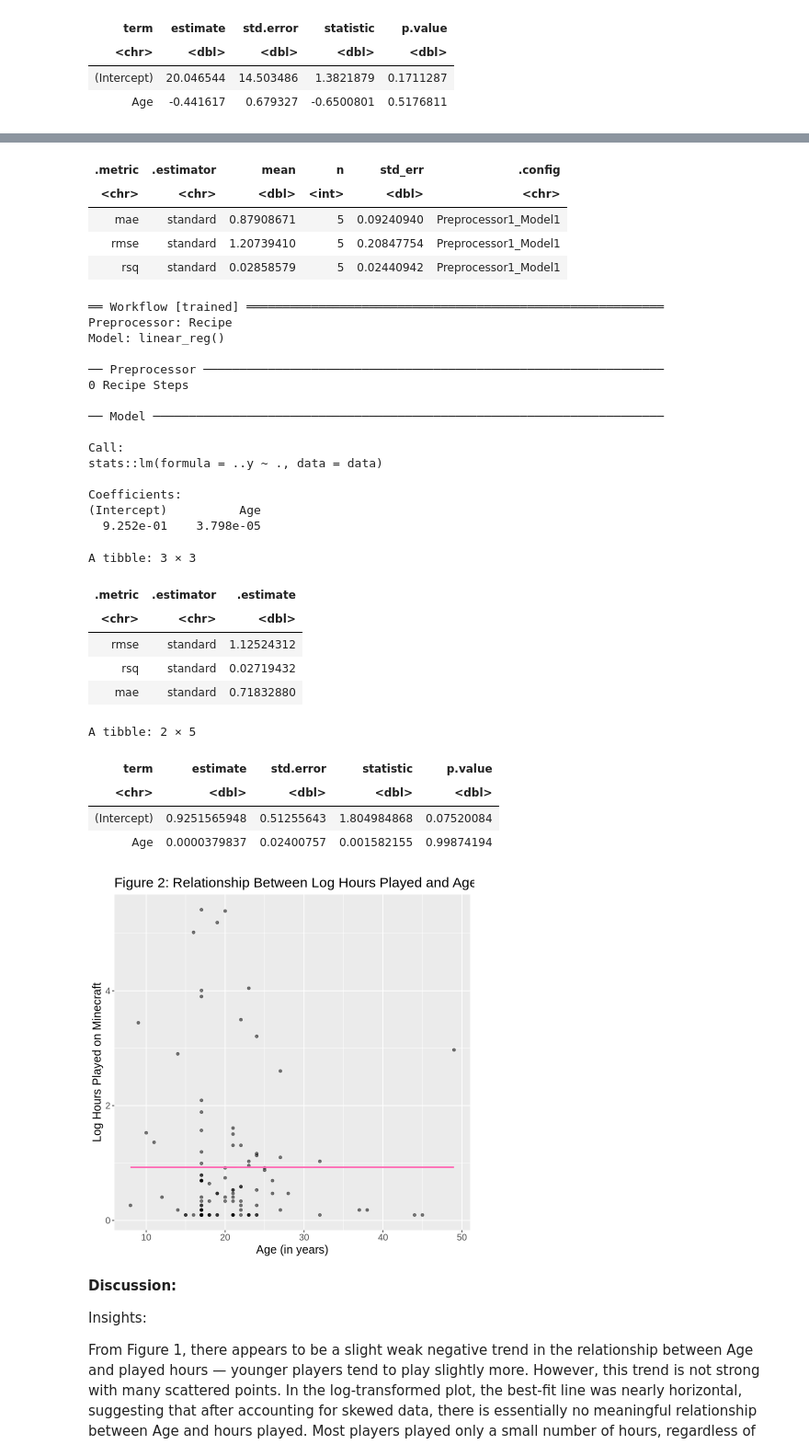
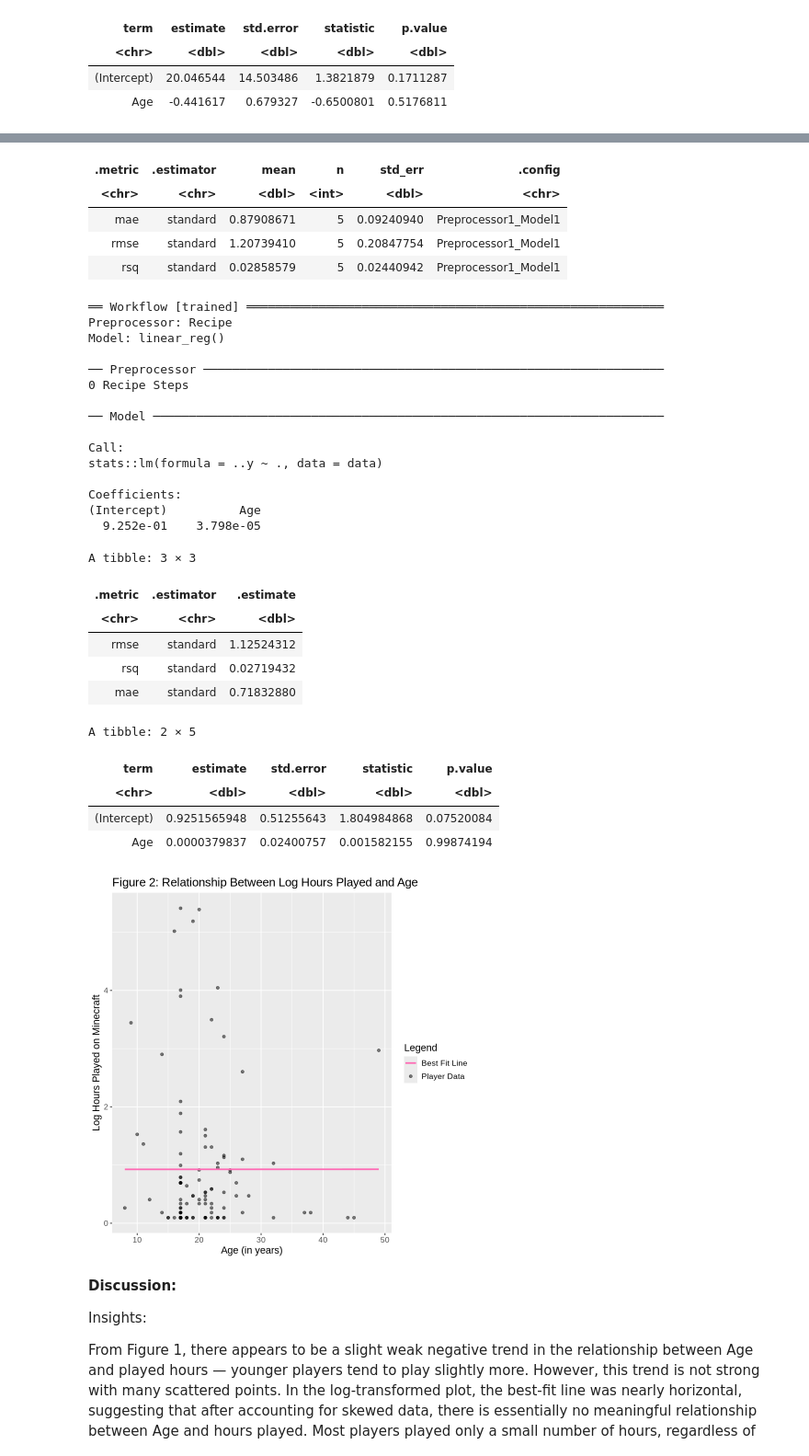
Before and after one commit to cindyttt/dsci-100-2025-final-project, a Jupyter notebook: analysis.ipynb, the cells around one changed output, grey strips where cells are left out. Shown at 92% size. Drawn from its saved outputs; the diff is of its cells as text; code cells hidden in the pictures.

Commit message:
added legend to graphs

```diff
--- a/analysis.ipynb
+++ b/analysis.ipynb
@@ -362,15 +365,18 @@ Age_preds2.0 <- predict(lm_fit2.0, new_data = Age_prediction_grid2.0) |>
   bind_cols(Age_prediction_grid2.0)
 
 lm_plot_final2.0 <- ggplot(players_final2.0, aes(x = Age, y = log_hours)) +
-  geom_point(alpha = 0.5) +
+  geom_point(aes(color = "Player Data"), alpha = 0.5) +
   geom_line(data = Age_preds2.0,
-            mapping = aes(x = Age, y = .pred),
-            color = "hotpink",
+            aes(x = Age, y = .pred, color = "Best Fit Line"),
             linewidth = 1) +
   xlab("Age (in years)") +
   ylab("Log Hours Played on Minecraft") +
-  theme(text = element_text(size = 15))+
-ggtitle("Figure 2: Relationship Between Log Hours Played and Age")
+  ggtitle("Figure 2: Relationship Between Log Hours Played and Age") +
+  scale_color_manual(
+    name = "Legend",
+    values = c("Player Data" = "black", "Best Fit Line" = "hotpink")
+  ) +
+  theme(text = element_text(size = 13))
 
 lm_plot_final2.0
 
@@ -384,34 +390,34 @@ A tibble: 3 × 6
 | <chr> | <chr> | <dbl> | <int> | <dbl> | <chr> |
 | mae | standard | 0.87908671 | 5 | 0.09240940 | Preprocessor1_Model1 |
 | rmse | standard | 1.20739410 | 5 | 0.20847754 | Preprocessor1_Model1 |
 | rsq | standard | 0.02858579 | 5 | 0.02440942 | Preprocessor1_Model1 |
 ══ Workflow [trained] ══════════════════════════════════════════════════════════
 Preprocessor: Recipe
 Model: linear_reg()
 
 ── Preprocessor ────────────────────────────────────────────────────────────────
 0 Recipe Steps
 
 ── Model ───────────────────────────────────────────────────────────────────────
 
 Call:
 stats::lm(formula = ..y ~ ., data = data)
 
 Coefficients:
 (Intercept)          Age
   9.252e-01    3.798e-05
 A tibble: 3 × 3
 | .metric | .estimator | .estimate |
 | <chr> | <chr> | <dbl> |
 | rmse | standard | 1.12524312 |
 | rsq | standard | 0.02719432 |
 | mae | standard | 0.71832880 |
 A tibble: 2 × 5
 | term | estimate | std.error | statistic | p.value |
 | <chr> | <dbl> | <dbl> | <dbl> | <dbl> |
 | (Intercept) | 0.9251565948 | 0.51255643 | 1.804984868 | 0.07520084 |
 | Age | 0.0000379837 | 0.02400757 | 0.001582155 | 0.99874194 |
-[figure, old version]
+[figure, new version]
 # %% [markdown]
 **Discussion:**
 
```
Also changed, not shown: parts of 2 cells of this notebook.
